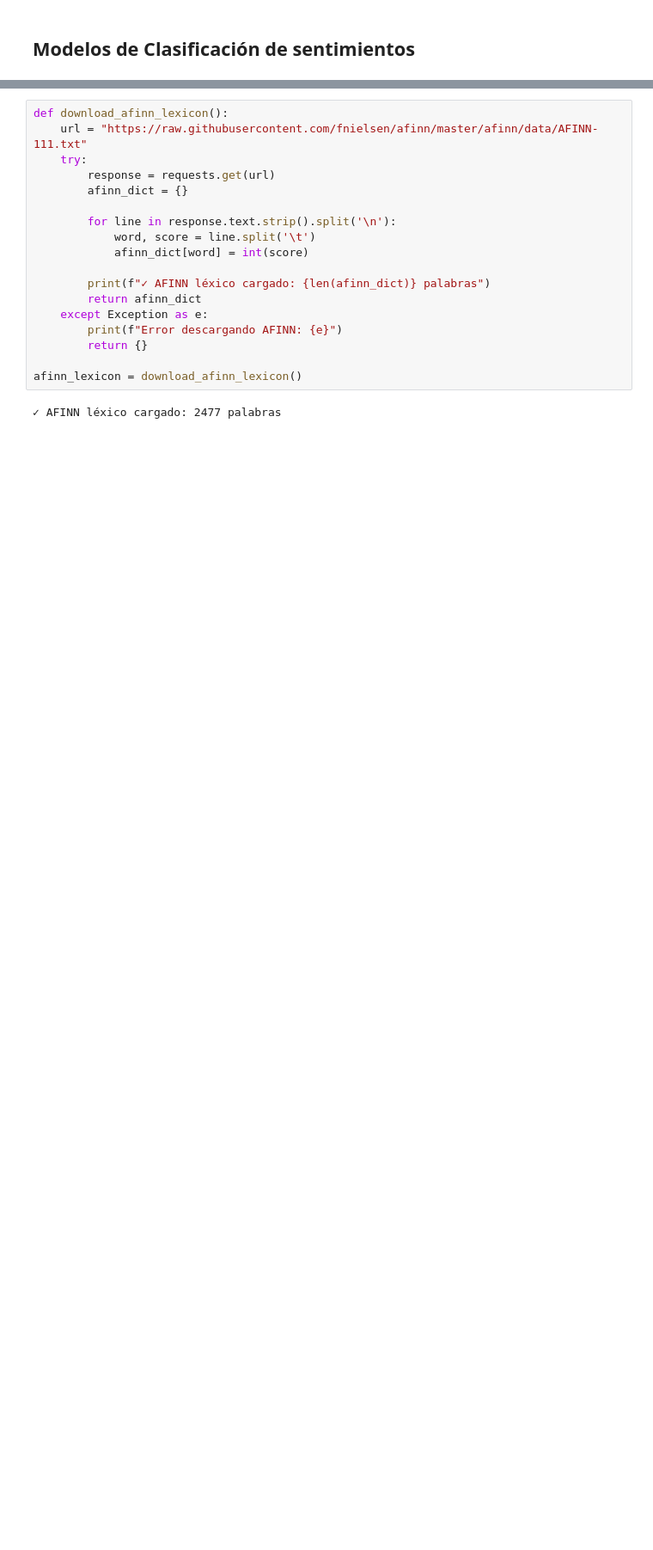
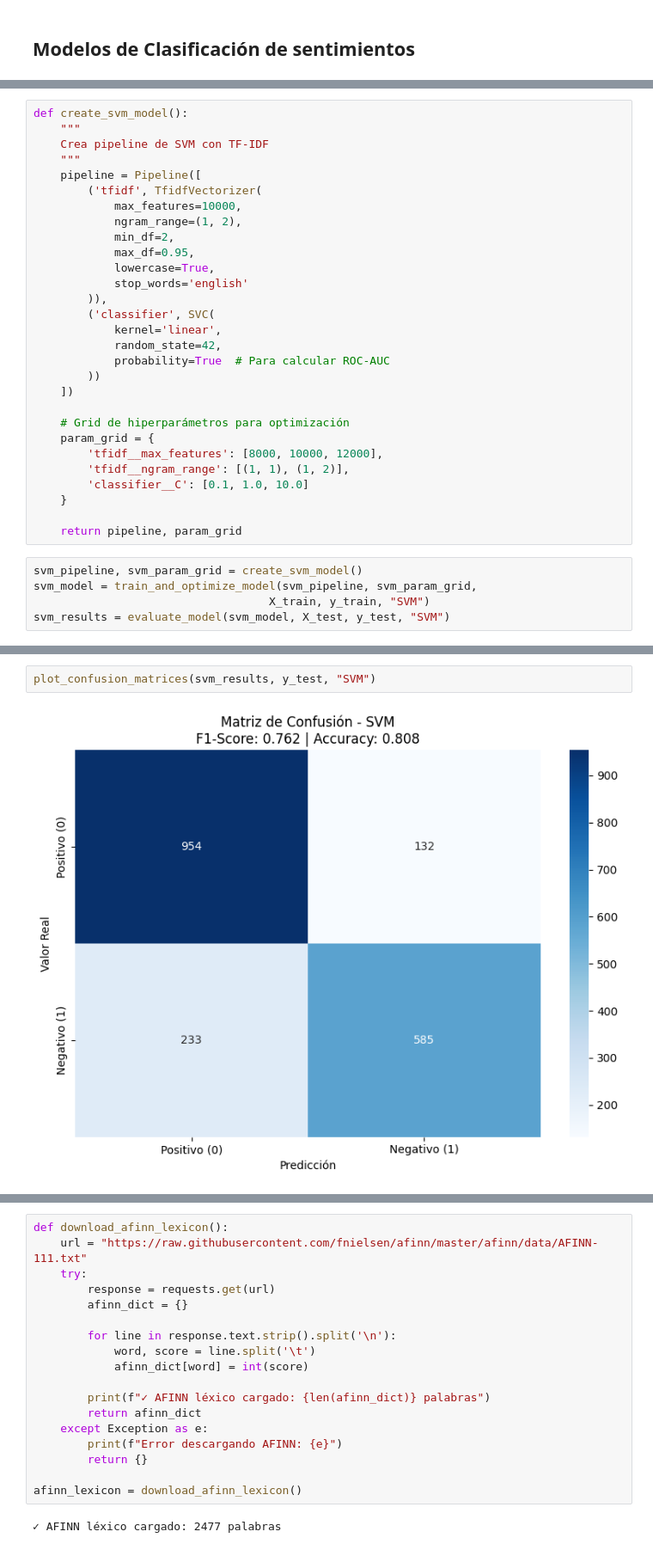
Before and after one commit to DanielRasho/DS-lab6, a Jupyter notebook: report.ipynb, the cells around one changed output, grey strips where cells are left out. Shown: that part at 86% size. Drawn from its saved outputs; the diff is of its cells as text; blank space fills up the shorter version.

```diff
--- a/report.ipynb
+++ b/report.ipynb
@@ -487,0 +575,34 @@ df_train[["text_clean", "target", "vader_sentiment", "textblob_sentiment"]].head
+# %%
+def create_svm_model():
+    """
+    Crea pipeline de SVM con TF-IDF
+    """
+    pipeline = Pipeline([
+        ('tfidf', TfidfVectorizer(
+            max_features=10000,
+            ngram_range=(1, 2),
+            min_df=2,
+            max_df=0.95,
+            lowercase=True,
+            stop_words='english'
+        )),
+        ('classifier', SVC(
+            kernel='linear',
+            random_state=42,
+            probability=True  # Para calcular ROC-AUC
+        ))
+    ])
+
+    # Grid de hiperparámetros para optimización
+    param_grid = {
+        'tfidf__max_features': [8000, 10000, 12000],
+        'tfidf__ngram_range': [(1, 1), (1, 2)],
+        'classifier__C': [0.1, 1.0, 10.0]
+    }
+
+    return pipeline, param_grid
+# %%
+svm_pipeline, svm_param_grid = create_svm_model()
+svm_model = train_and_optimize_model(svm_pipeline, svm_param_grid,
+                                   X_train, y_train, "SVM")
+svm_results = evaluate_model(svm_model, X_test, y_test, "SVM")
@@ -487,0 +627,4 @@ df_train[["text_clean", "target", "vader_sentiment", "textblob_sentiment"]].head
+# %%
+plot_confusion_matrices(svm_results, y_test, "SVM")
+# %% [output]
+[figure, added]
```
Also changed, not shown: parts of 46 cells of this notebook.
